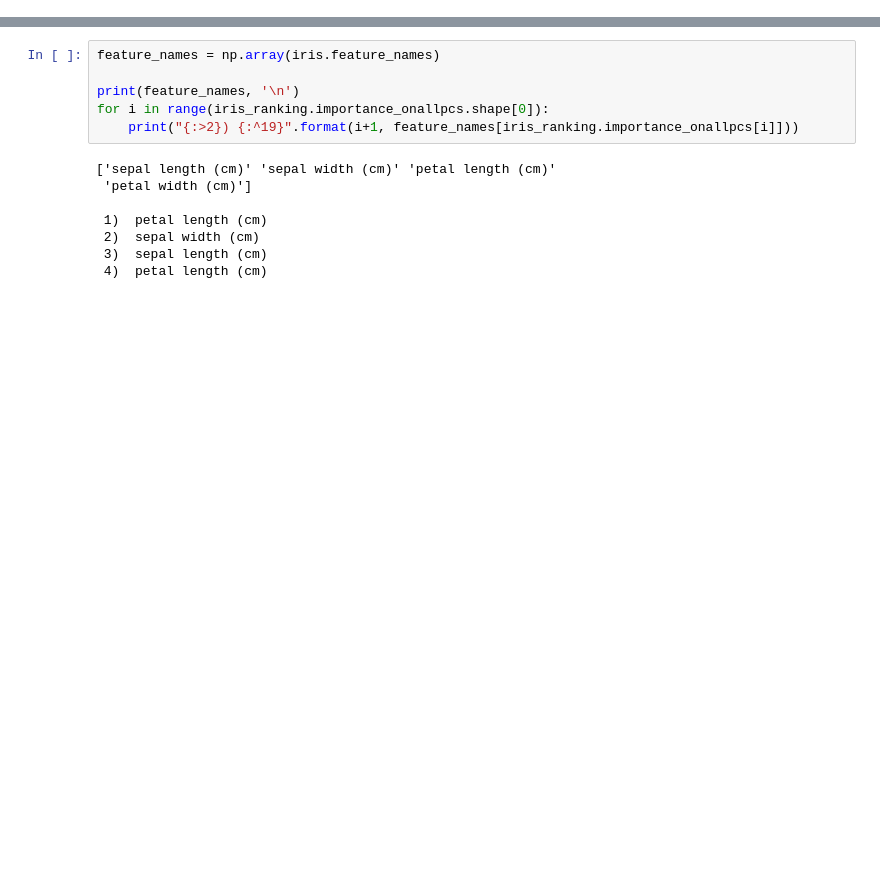
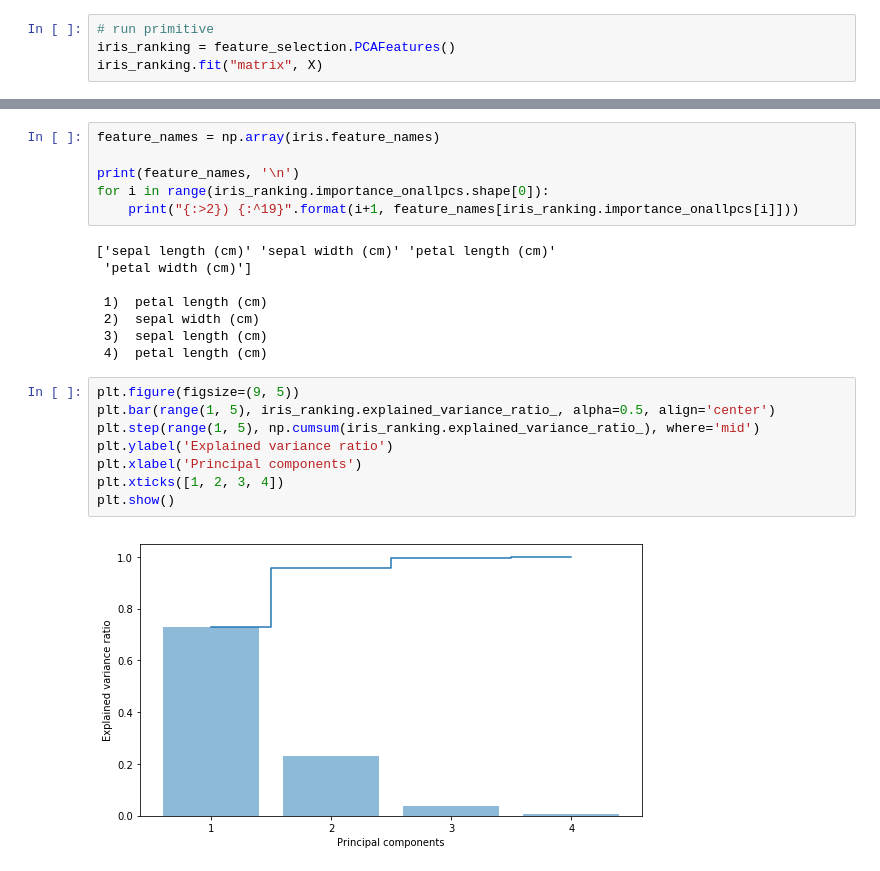
Before and after one commit to uncharted-distil/punk, a Jupyter notebook: examples/Feature Selection.ipynb, the cells around one changed output, grey strips where cells are left out. Cells and saved outputs as stored; diff of their text form; blank space fills up the shorter version.

```diff
--- a/examples/Feature Selection.ipynb
+++ b/examples/Feature Selection.ipynb
@@ -200,0 +183,4 @@ iris_ranking
+# %%
+# run primitive
+iris_ranking = feature_selection.PCAFeatures()
+iris_ranking.fit("matrix", X)
@@ -212,3 +200,13 @@ for i in range(iris_ranking.importance_onallpcs.shape[0]):
  2)  sepal width (cm)
  3)  sepal length (cm)
  4)  petal length (cm)
+# %%
+plt.figure(figsize=(9, 5))
+plt.bar(range(1, 5), iris_ranking.explained_variance_ratio_, alpha=0.5, align='center')
+plt.step(range(1, 5), np.cumsum(iris_ranking.explained_variance_ratio_), where='mid')
+plt.ylabel('Explained variance ratio')
+plt.xlabel('Principal components')
+plt.xticks([1, 2, 3, 4])
+plt.show()
+# %% [output]
+[figure, added]
```
Also changed, not shown: parts of 10 cells of this notebook.
